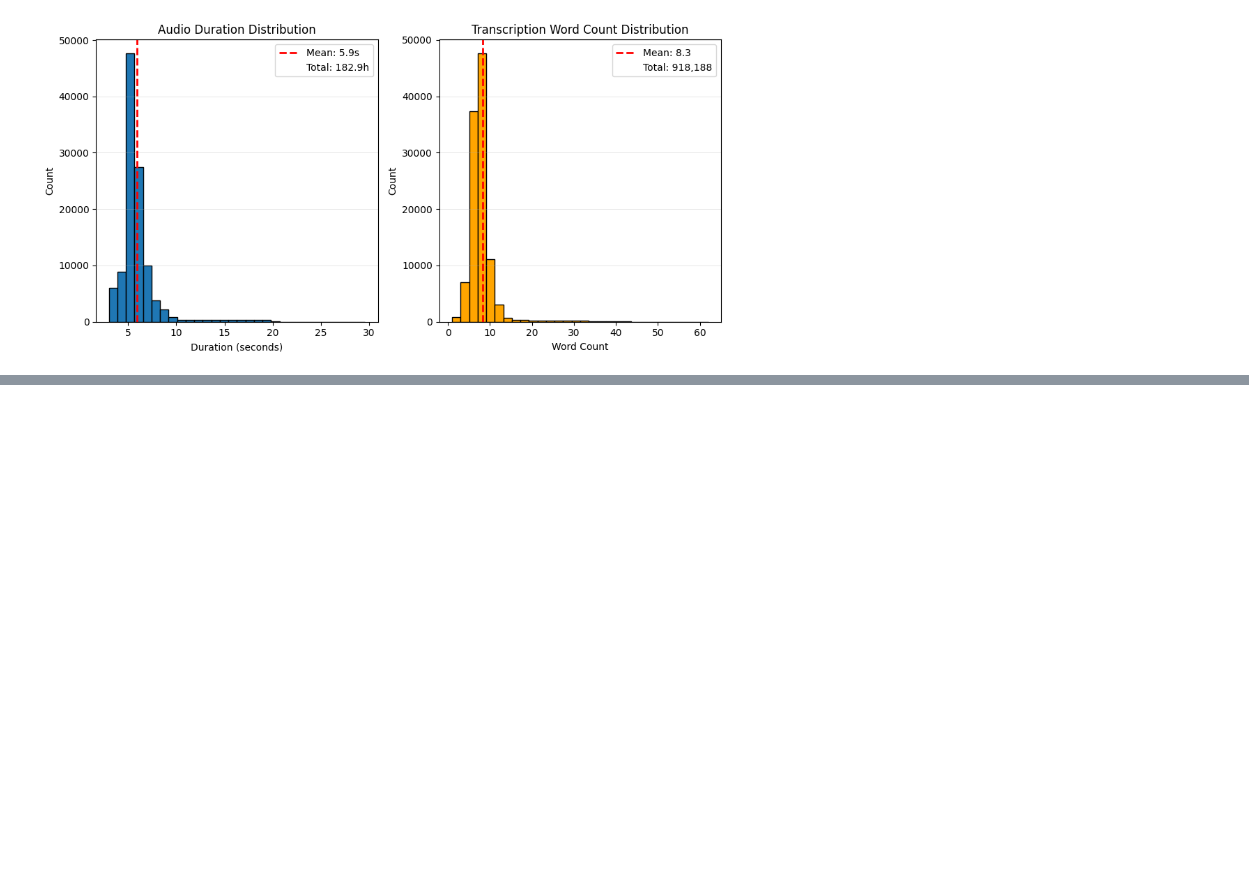
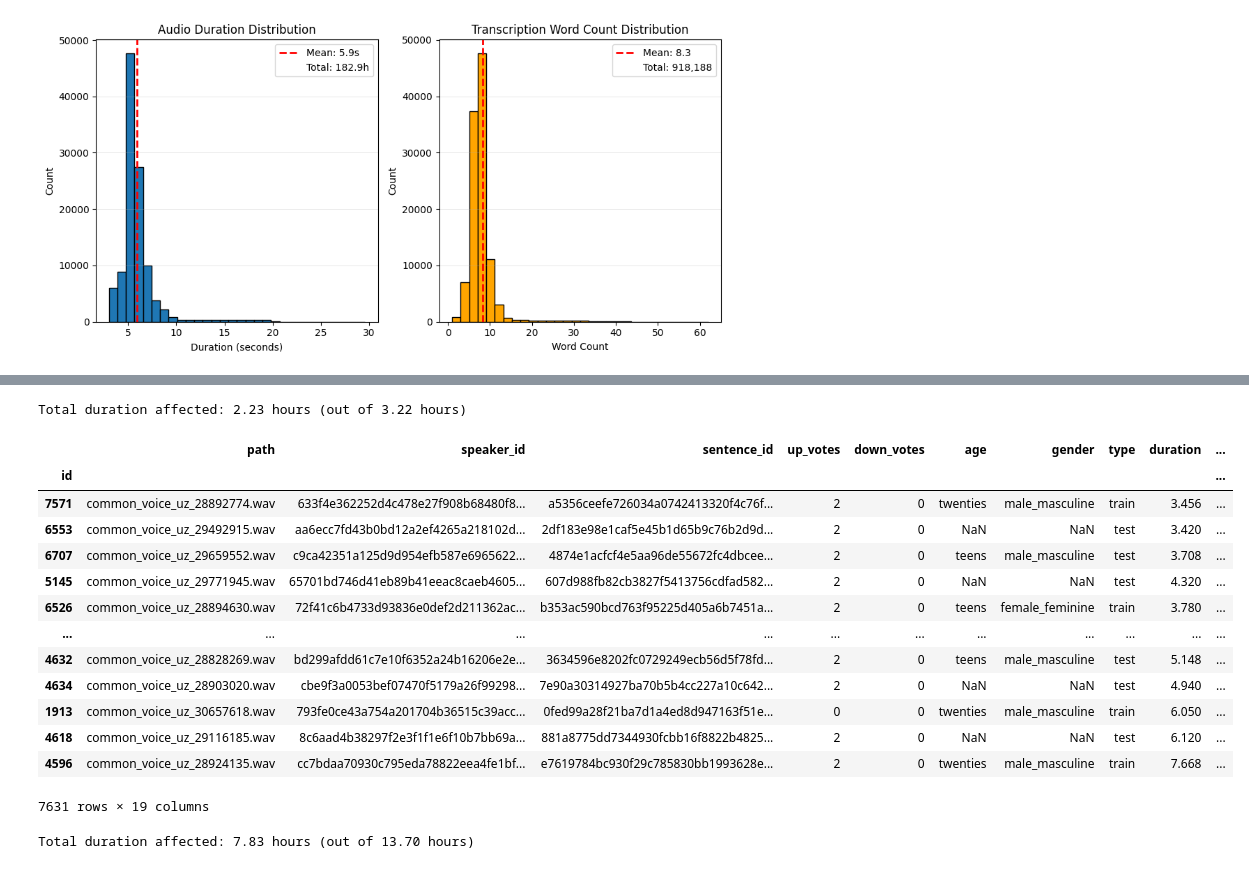
Before and after one commit to HaidarChaito/uzbek-automatic-speech-recognition, a Jupyter notebook: notebooks/combine_sampled_datasets.ipynb, the cells around one changed output, grey strips where cells are left out. Cells and saved outputs as stored; diff of their text form; code cells hidden in the pictures; blank space fills up the shorter version.

```diff
--- a/notebooks/combine_sampled_datasets.ipynb
+++ b/notebooks/combine_sampled_datasets.ipynb
@@ -428,0 +457,72 @@ plot_distribution_graphs(combined_case_sensitive_df)
+# %%
+mask = feruza_speech_df["wer"] > 0.0
+total_duration_affected = feruza_speech_df[mask]["duration"].sum() / 3600
+total_duration = feruza_speech_df["duration"].sum() / 3600
+
+feruza_speech_df.loc[mask, "ref_normalized"] = feruza_speech_df.loc[mask, "hyp_normalized"]
+feruza_speech_df.loc[mask, "wer"] = 0.0
+feruza_speech_df.loc[mask, "cer"] = 0.0
+feruza_speech_df.loc[mask, "sequence_similarity"] = 1.0
+feruza_speech_df.loc[mask, "ref_word_count"] = feruza_speech_df.loc[mask, "hyp_word_count"]
+
+print(f"Total duration affected: {total_duration_affected:.2f} hours (out of {total_duration:.2f} hours)")
+feruza_speech_df.to_csv("feruza_speech_modified_part2.csv", index_label="id")
+# %% [output]
+Total duration affected: 2.23 hours (out of 3.22 hours)
+# %%
+common_voice_df = pd.read_csv("common_voice_part2.csv", index_col="id")
+common_voice_df.drop(columns={"speaker_trust_score"}, inplace=True)
+common_voice_df.rename(
+    columns={"sentence": "text_original", "predicted_sentence": "text_spt", "client_id": "speaker_id"},
+    inplace=True
+)
+
+# Rename dataset type: dev -> validation
+common_voice_df["type"] = common_voice_df["type"].replace("dev", "validation")
+
+# Reorder text_original column to be one before the last column
+cols = list(common_voice_df.columns)
+cols.remove("text_original")
+cols.insert(10, "text_original")
+cols.remove("text_spt")
+cols.insert(11, "text_spt")
+cols.remove("speaker_id")
+cols.insert(1, "speaker_id")
+common_voice_df = common_voice_df[cols]
+
+common_voice_df["path"] = common_voice_df["path"].str.replace(r".mp3$", ".wav", regex=True)
+
+common_voice_df = apply_similarity_metrics(common_voice_df)
+common_voice_df
+# %% [output]
+|  | path | speaker_id | sentence_id | up_votes | down_votes | age | gender | type | duration | ... |
+| id |  |  |  |  |  |  |  |  |  | ... |
+| 7571 | common_voice_uz_28892774.wav | 633f4e362252d4c478e27f908b68480f8... | a5356ceefe726034a0742413320f4c76f... | 2 | 0 | twenties | male_masculine | train | 3.456 | ... |
+| 6553 | common_voice_uz_29492915.wav | aa6ecc7fd43b0bd12a2ef4265a218102d... | 2df183e98e1caf5e45b1d65b9c76b2d9d... | 2 | 0 | NaN | NaN | test | 3.420 | ... |
+| 6707 | common_voice_uz_29659552.wav | c9ca42351a125d9d954efb587e6965622... | 4874e1acfcf4e5aa96de55672fc4dbcee... | 2 | 0 | teens | male_masculine | test | 3.708 | ... |
+| 5145 | common_voice_uz_29771945.wav | 65701bd746d41eb89b41eeac8caeb4605... | 607d988fb82cb3827f5413756cdfad582... | 2 | 0 | NaN | NaN | test | 4.320 | ... |
+| 6526 | common_voice_uz_28894630.wav | 72f41c6b4733d93836e0def2d211362ac... | b353ac590bcd763f95225d405a6b7451a... | 2 | 0 | teens | female_feminine | train | 3.780 | ... |
+| ... | ... | ... | ... | ... | ... | ... | ... | ... | ... | ... |
+| 4632 | common_voice_uz_28828269.wav | bd299afdd61c7e10f6352a24b16206e2e... | 3634596e8202fc0729249ecb56d5f78fd... | 2 | 0 | teens | male_masculine | test | 5.148 | ... |
+| 4634 | common_voice_uz_28903020.wav | cbe9f3a0053bef07470f5179a26f99298... | 7e90a30314927ba70b5b4cc227a10c642... | 2 | 0 | NaN | NaN | test | 4.940 | ... |
+| 1913 | common_voice_uz_30657618.wav | 793fe0ce43a754a201704b36515c39acc... | 0fed99a28f21ba7d1a4ed8d947163f51e... | 0 | 0 | twenties | male_masculine | train | 6.050 | ... |
+| 4618 | common_voice_uz_29116185.wav | 8c6aad4b38297f2e3f1f1e6f10b7bb69a... | 881a8775dd7344930fcbb16f8822b4825... | 2 | 0 | NaN | NaN | test | 6.120 | ... |
+| 4596 | common_voice_uz_28924135.wav | cc7bdaa70930c795eda78822eea4fe1bf... | e7619784bc930f29c785830bb1993628e... | 2 | 0 | twenties | male_masculine | train | 7.668 | ... |
+7631 rows × 19 columns
+# %%
+mask = common_voice_df["wer"] > 0.0
+total_duration_affected = common_voice_df[mask]["duration"].sum() / 3600
+total_duration = common_voice_df["duration"].sum() / 3600
+
+common_voice_df.loc[mask, "ref_normalized"] = common_voice_df.loc[mask, "hyp_normalized"]
+common_voice_df.loc[mask, "wer"] = 0.0
+common_voice_df.loc[mask, "cer"] = 0.0
+common_voice_df.loc[mask, "sequence_similarity"] = 1.0
+common_voice_df.loc[mask, "ref_word_count"] = common_voice_df.loc[mask, "hyp_word_count"]
+
+test_val_df = common_voice_df[common_voice_df["type"].isin(["test", "validation"])]
+
+print(f"Total duration affected: {total_duration_affected:.2f} hours (out of {total_duration:.2f} hours)")
+test_val_df.to_csv("common_voice_modified_part2.csv", index_label="id")
+# %% [output]
+Total duration affected: 7.83 hours (out of 13.70 hours)
```
Also changed, not shown: parts of 16 cells of this notebook, 1 other file.
